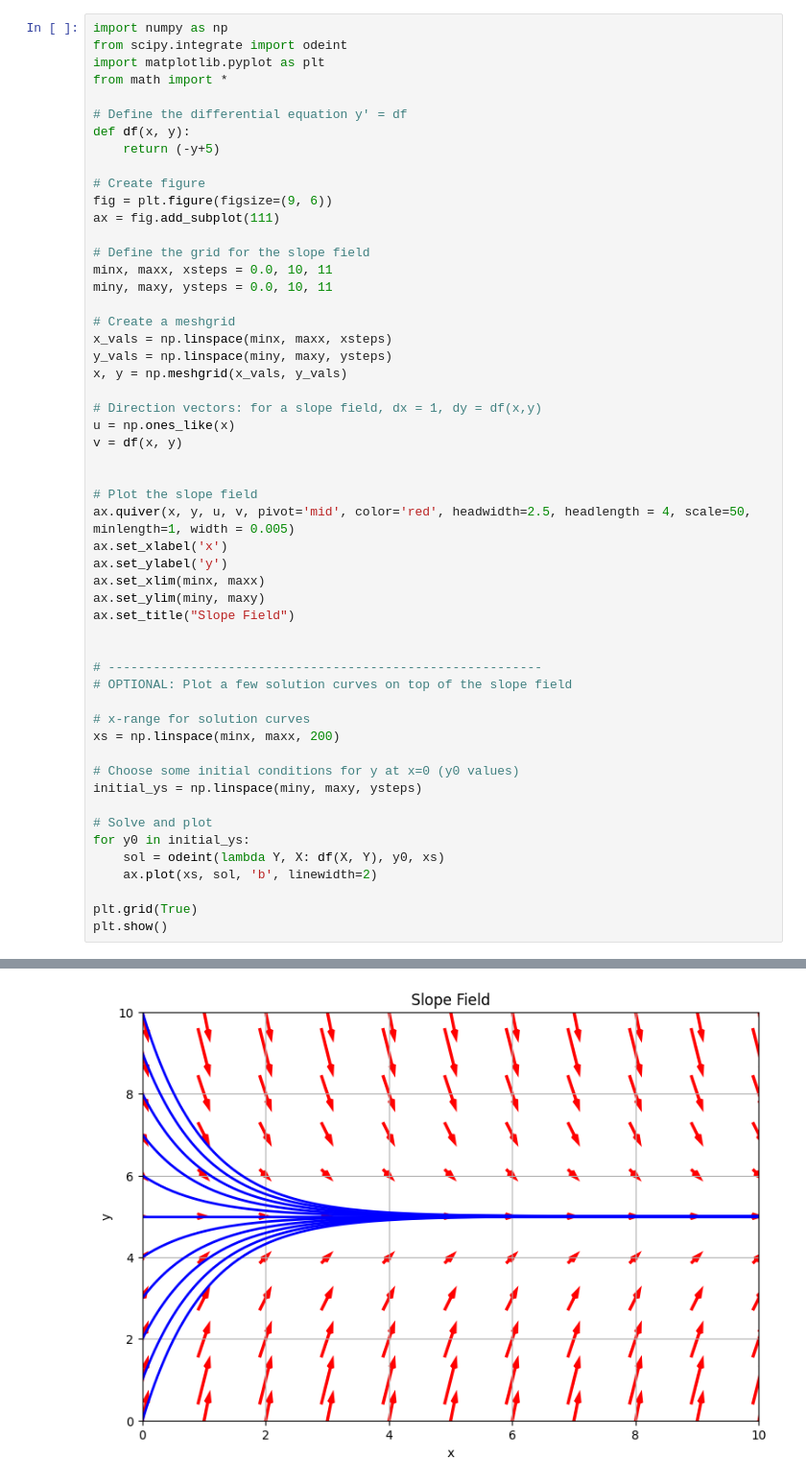
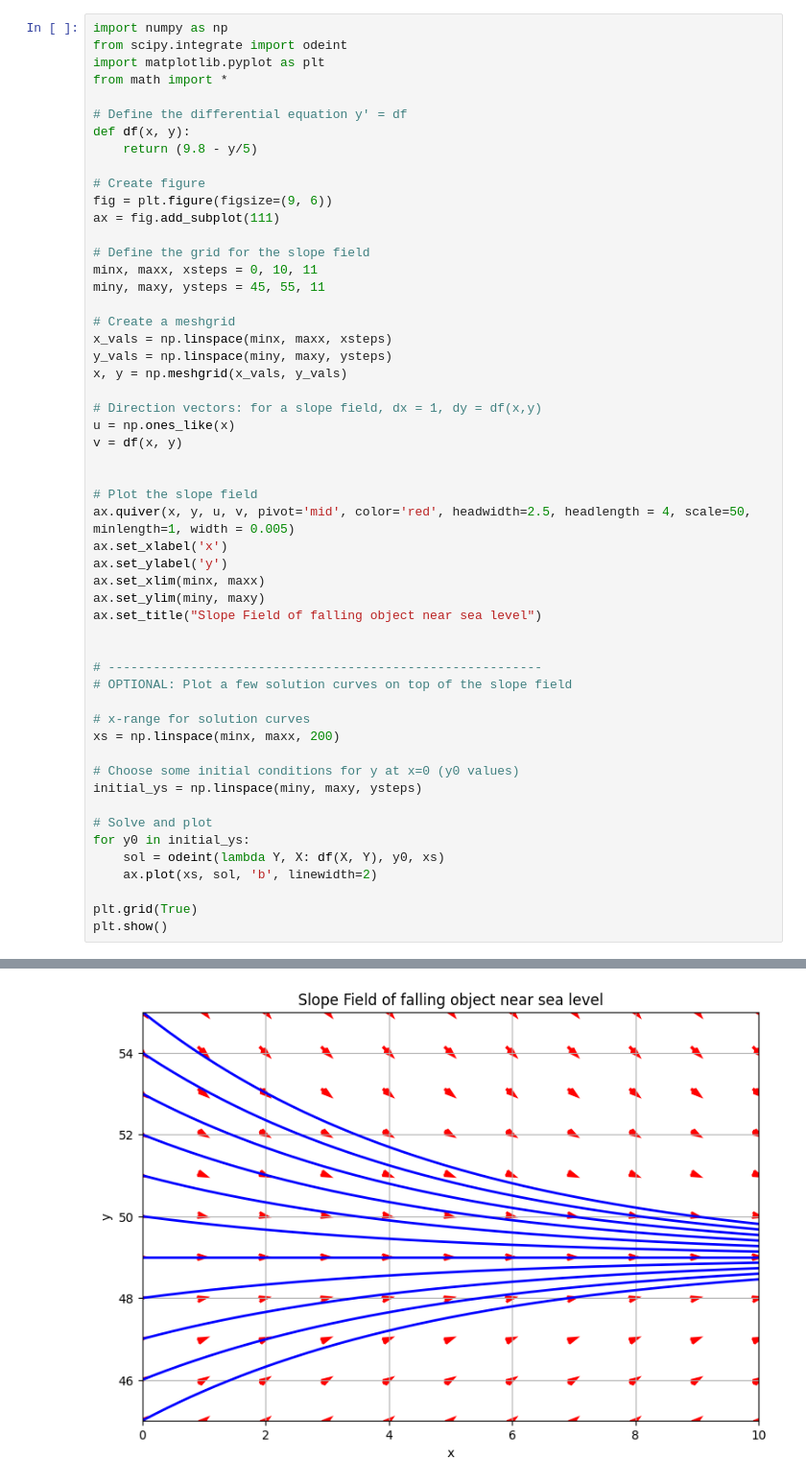
Before and after one commit to OwenW24/MATH308, a Jupyter notebook: week1/slopefield.ipynb, the cells around one changed output, grey strips where cells are left out. Shown at 96% size. Cells and saved outputs as stored; diff of their text form.

Commit message:
slope field of a falling object near sea level

```diff
--- a/week1/slopefield.ipynb
+++ b/week1/slopefield.ipynb
@@ -6,15 +6,15 @@ from math import *
 
 # Define the differential equation y' = df
 def df(x, y):
-    return (-y+5)
+    return (9.8 - y/5)
 
 # Create figure
 fig = plt.figure(figsize=(9, 6))
 ax = fig.add_subplot(111)
 
 # Define the grid for the slope field
-minx, maxx, xsteps = 0.0, 10, 11
-miny, maxy, ysteps = 0.0, 10, 11
+minx, maxx, xsteps = 0, 10, 11
+miny, maxy, ysteps = 45, 55, 11
 
 # Create a meshgrid
 x_vals = np.linspace(minx, maxx, xsteps)
@@ -32,7 +32,7 @@ ax.set_xlabel('x')
 ax.set_ylabel('y')
 ax.set_xlim(minx, maxx)
 ax.set_ylim(miny, maxy)
-ax.set_title("Slope Field")
+ax.set_title("Slope Field of falling object near sea level")
 
 
 # ----------------------------------------------------------
@@ -66 +55 @@ plt.show()
-[figure, old version]
+[figure, new version]
```
Also changed, not shown: parts of 1 cell of this notebook.
